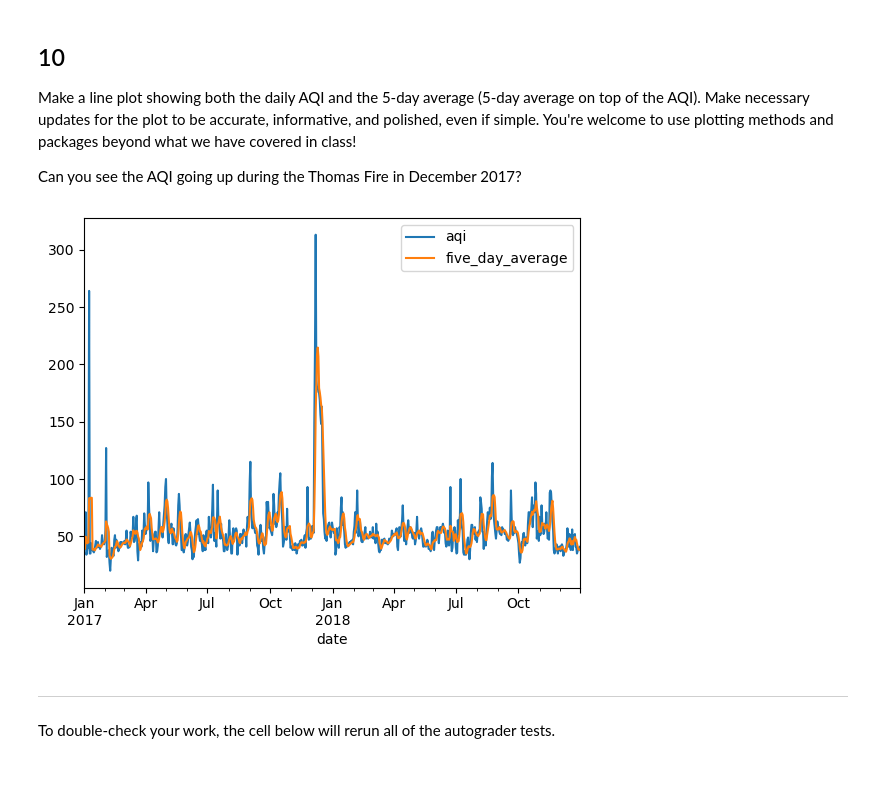
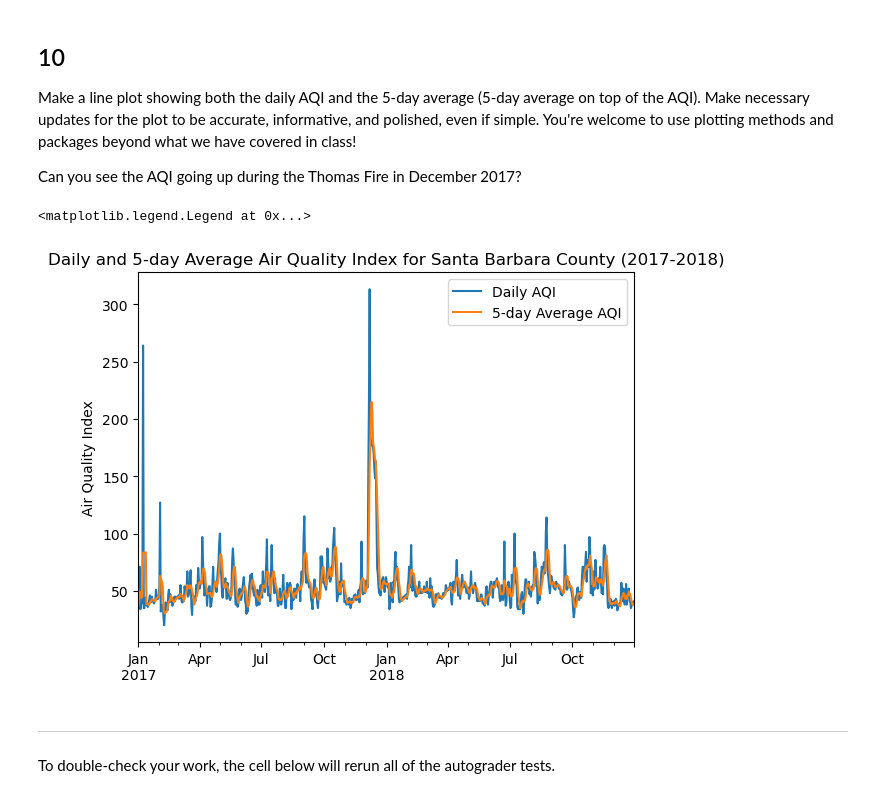
Before and after one commit to sarah-busby/eds220-hwk2, a Jupyter notebook: task3/hwk2-task3-aqi.ipynb, the cells around one changed output. Drawn from its saved outputs; the diff is of its cells as text; code cells hidden in the pictures.

```diff
--- a/task3/hwk2-task3-aqi.ipynb
+++ b/task3/hwk2-task3-aqi.ipynb
@@ -299,13 +344,20 @@ q9 results: All test cases passed!
 Make a line plot showing both the daily AQI and the 5-day average (5-day average on top of the AQI). Make necessary updates for the plot to be accurate, informative, and polished, even if simple. You're welcome to use plotting methods and packages beyond what we have covered in class!
 
 Can you see the AQI going up during the Thomas Fire in December 2017?
-# %%
-# Plot aqi and five day average
-aqi_sb.plot(kind = 'line',
-            y = ['aqi', 'five_day_average']
-           );
-# %% [output]
-[figure, removed]
+# %%
+# Plot aqi and five day average
+aqi_sb.plot(kind = 'line',
+            y = ['aqi', 'five_day_average'],
+            ylabel='Air Quality Index',
+            xlabel='',
+
+            title='Daily and 5-day Average Air Quality Index for Santa Barbara County (2017-2018)',
+            legend=['Daily AQI', '5-day Average AQI']
+           )
+plt.legend(['Daily AQI', '5-day Average AQI']) # Label legends
+# %% [output]
+<matplotlib.legend.Legend at 0x...>
+[figure, added]
 # %% [markdown]
 ---
 
```
Also changed, not shown: parts of 2 cells of this notebook.
